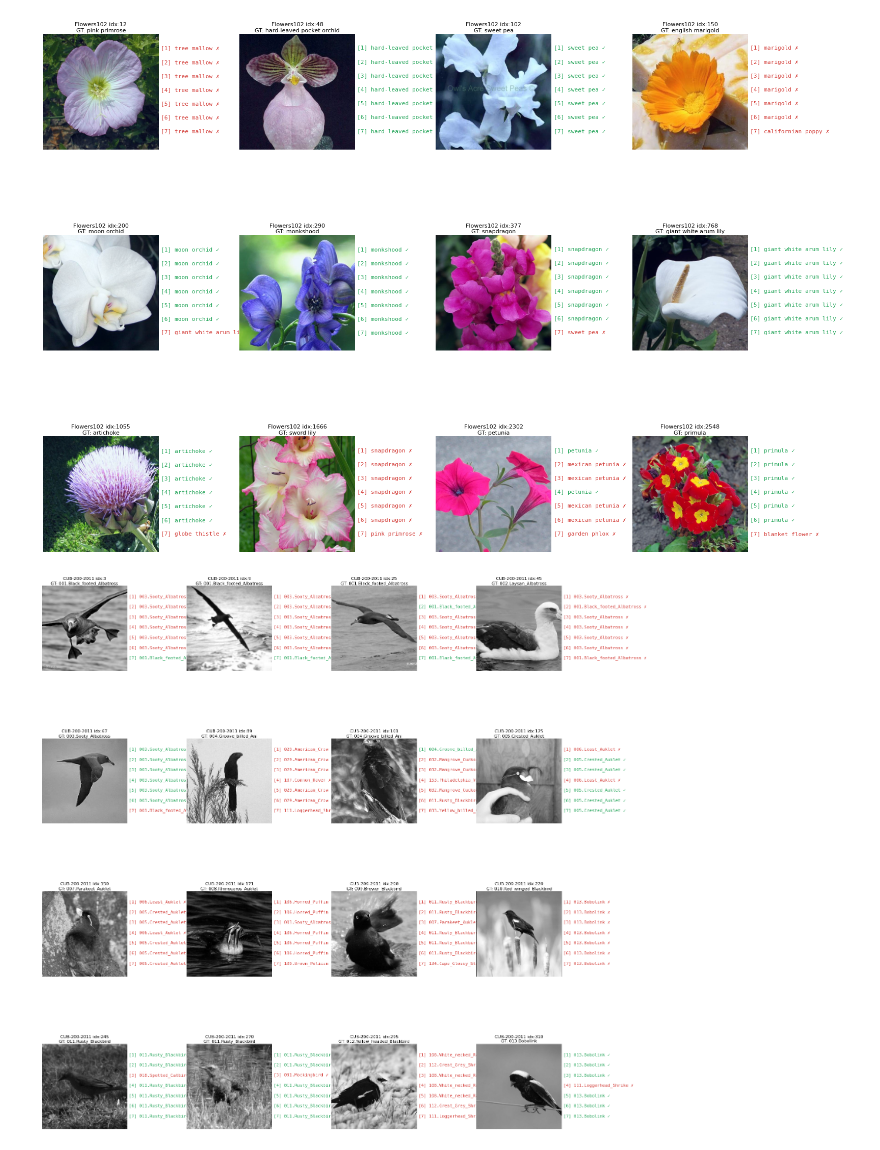
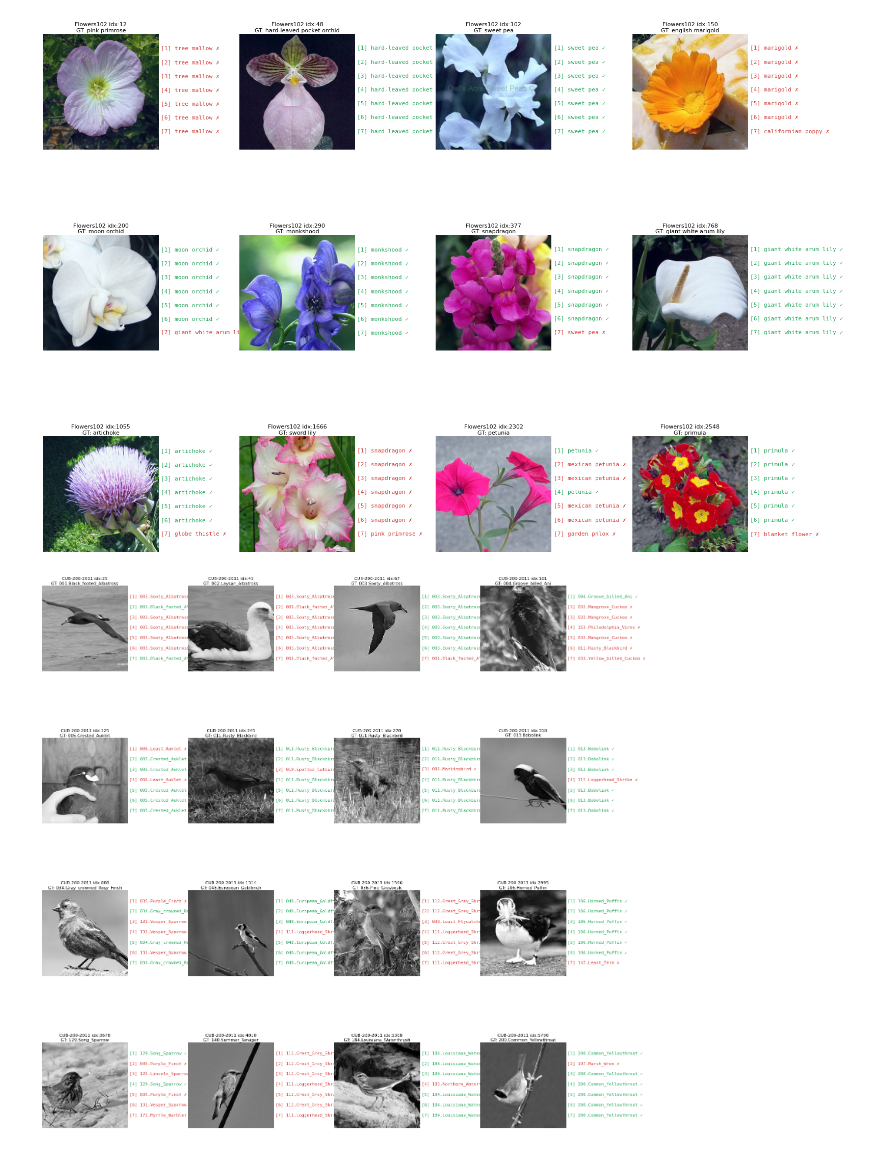
Before and after one commit to abattada/CLIP_HW, a Jupyter notebook: Task1.ipynb, the cells around one changed output. Saved outputs shown, nothing was run; the diff lists cells and outputs as text; code cells hidden in the pictures.

```diff
--- a/Task1.ipynb
+++ b/Task1.ipynb
@@ -428,13 +428,13 @@ visualize_multi_prompt_compact_indices(
 # %%
 # 顯示 16 張鳥類圖片 (可指定索引或隨機)
 visualize_multi_prompt_compact_indices(
     cub_bird_test_dts,          # HF dataset
     cub_bird_class_names,
     prompt_templates,
-    indices=[3, 9, 25, 45, 67, 89, 101, 125, 150, 171, 200, 220, 245, 270, 295, 310],
+    indices=[25, 45, 67, 101, 125, 245, 270, 310, 888, 1314, 1566, 2995, 3678, 4010, 5308, 5790],
     num_images=16,
     cols=4,
     dataset_name="CUB-200-2011"
 )
 # %% [output]
-[figure, old version]
+[figure, new version]
```
